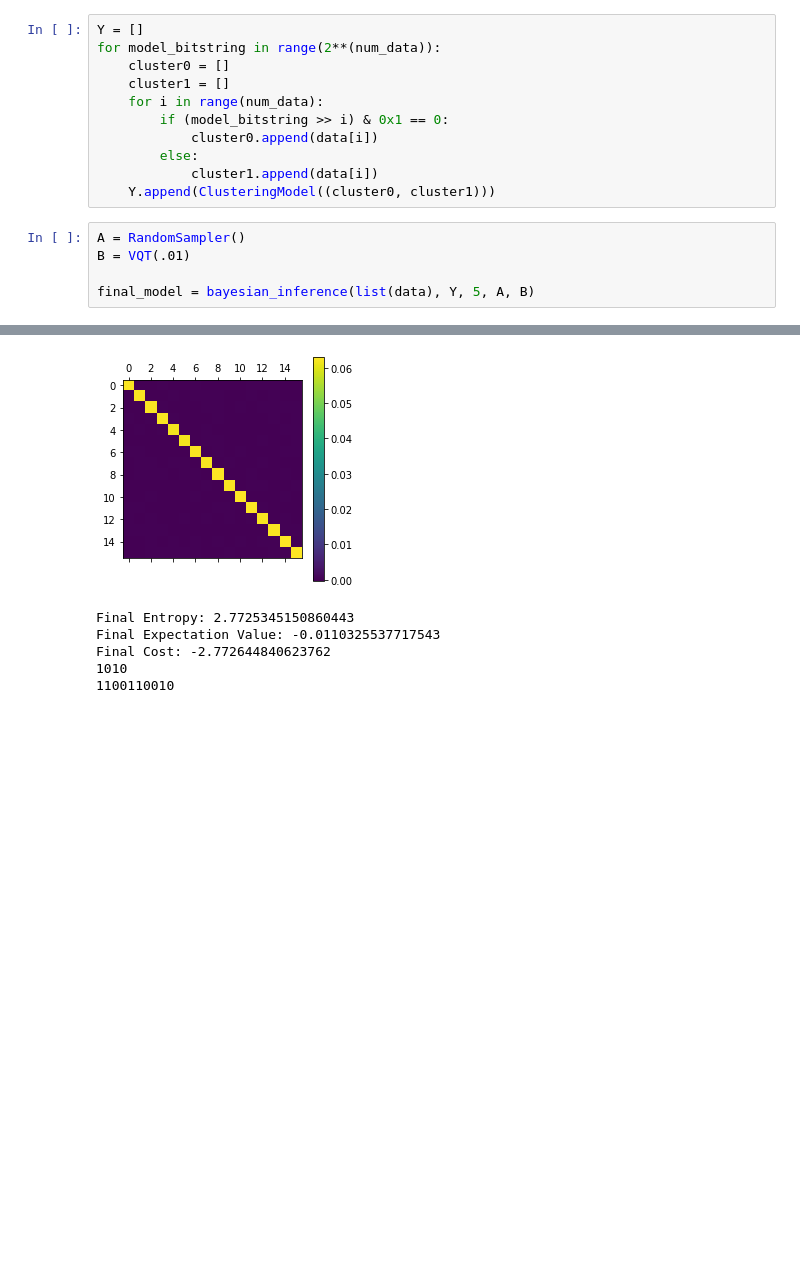
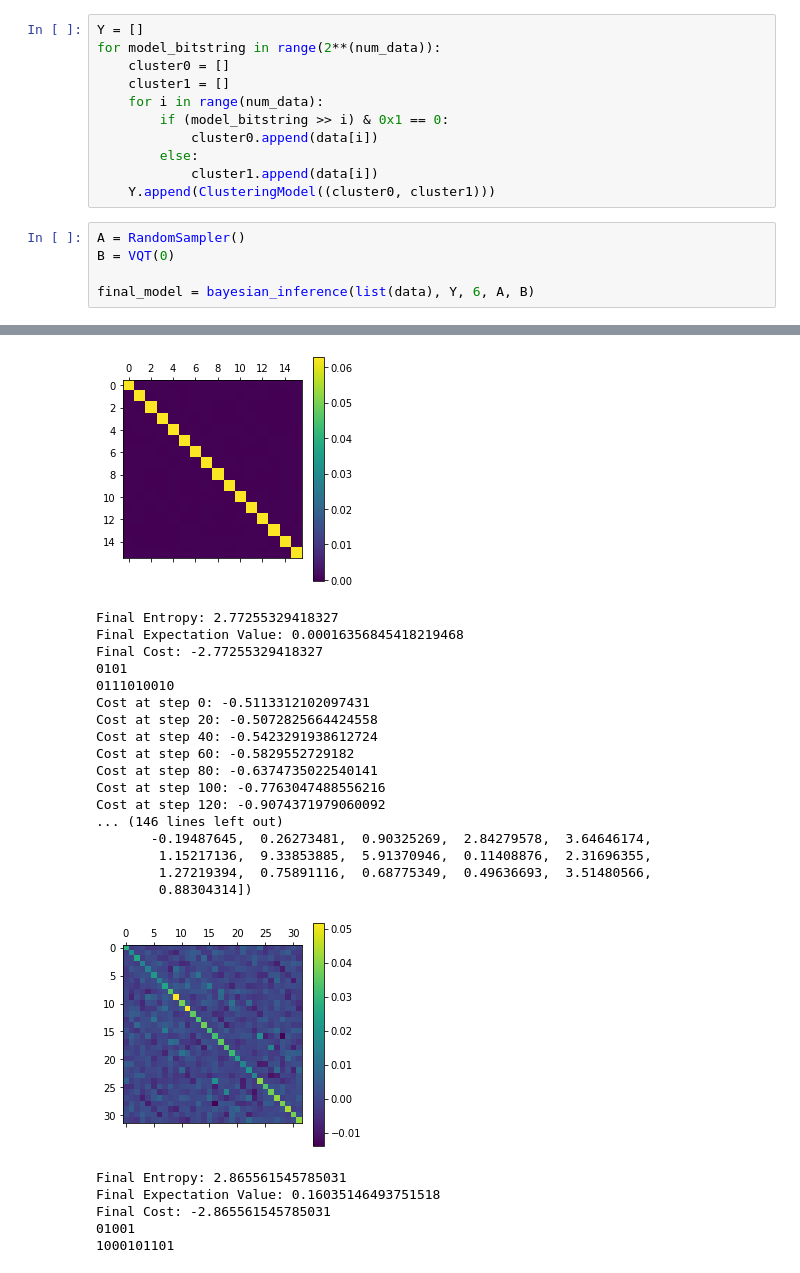
Before and after one commit to jviszlai/Bayesian-inference-coresets, a Jupyter notebook: 2MeansExperiments.ipynb, the cells around one changed output, grey strips where cells are left out. Drawn from its saved outputs; the diff is of its cells as text; blank space fills up the shorter version.

```diff
--- a/2MeansExperiments.ipynb
+++ b/2MeansExperiments.ipynb
@@ -78,7 +78,7 @@ for model_bitstring in range(2**(num_data)):
     Y.append(ClusteringModel((cluster0, cluster1)))
 # %%
 A = RandomSampler()
-B = VQT(.01)
+B = VQT(0)
 
-final_model = bayesian_inference(list(data), Y, 5, A, B)
+final_model = bayesian_inference(list(data), Y, 6, A, B)
 # %% [output]
@@ -138,9 +138,27 @@ Cost at step 120: -1.7933019899800497
 [figure]
-Final Entropy: 2.7725345150860443
-Final Expectation Value: -0.0110325537717543
-Final Cost: -2.772644840623762
-1010
-1100110010
+Final Entropy: 2.77255329418327
+Final Expectation Value: 0.00016356845418219468
+Final Cost: -2.77255329418327
+0101
+0111010010
+Cost at step 0: -0.5113312102097431
+Cost at step 20: -0.5072825664424558
+Cost at step 40: -0.5423291938612724
+Cost at step 60: -0.5829552729182
+Cost at step 80: -0.6374735022540141
+Cost at step 100: -0.7763047488556216
+Cost at step 120: -0.9074371979060092
+... (146 lines left out)
+       -0.19487645,  0.26273481,  0.90325269,  2.84279578,  3.64646174,
+        1.15217136,  9.33853885,  5.91370946,  0.11408876,  2.31696355,
+        1.27219394,  0.75891116,  0.68775349,  0.49636693,  3.51480566,
+        0.88304314])
+[figure, added]
+Final Entropy: 2.865561545785031
+Final Expectation Value: 0.16035146493751518
+Final Cost: -2.865561545785031
+01001
+1000101101
 # %%
 plot_cluster(data, final_model.clusters[0], final_model.clusters[1])
 # %% [output]
```
Also changed, not shown: parts of 7 cells of this notebook, 5 other files.
